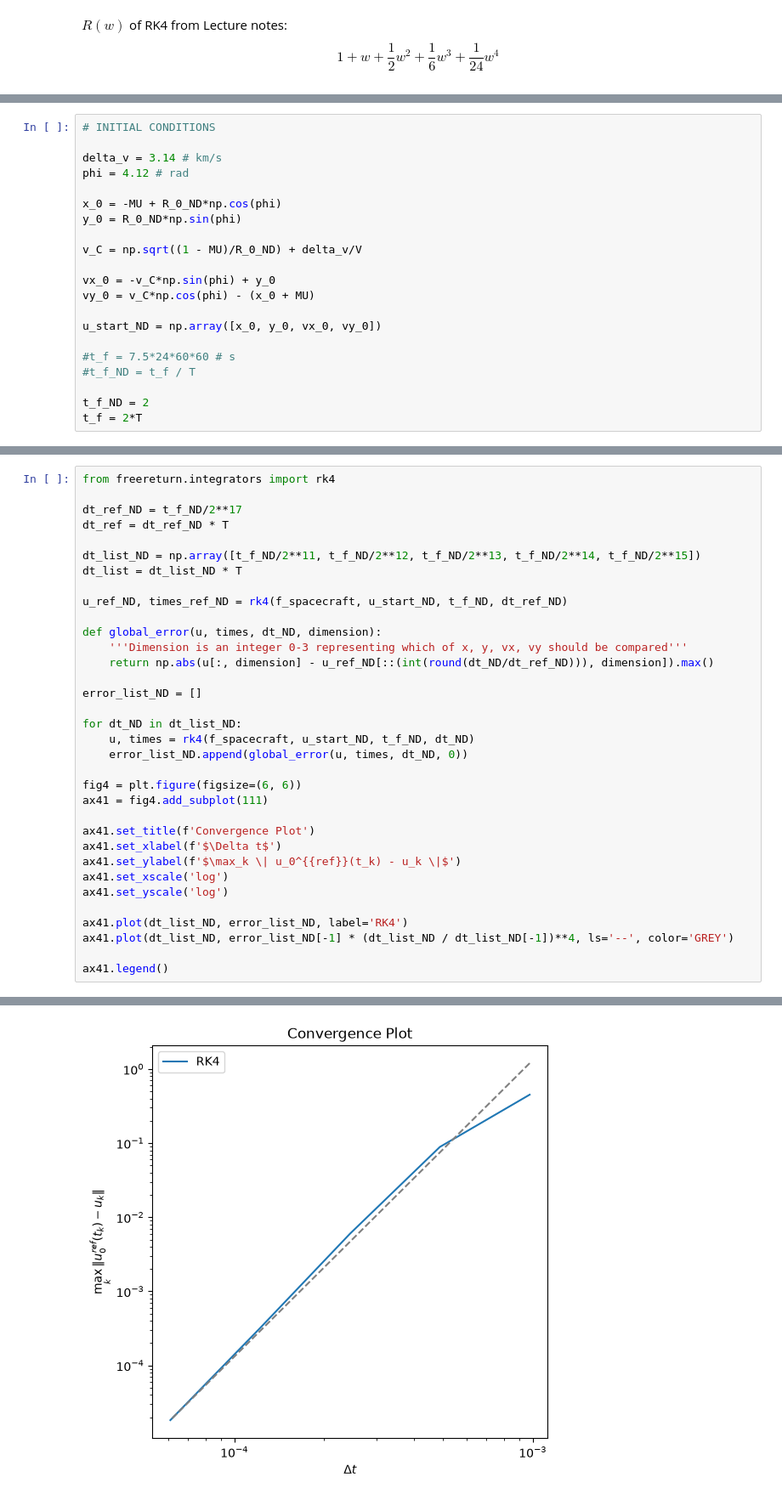
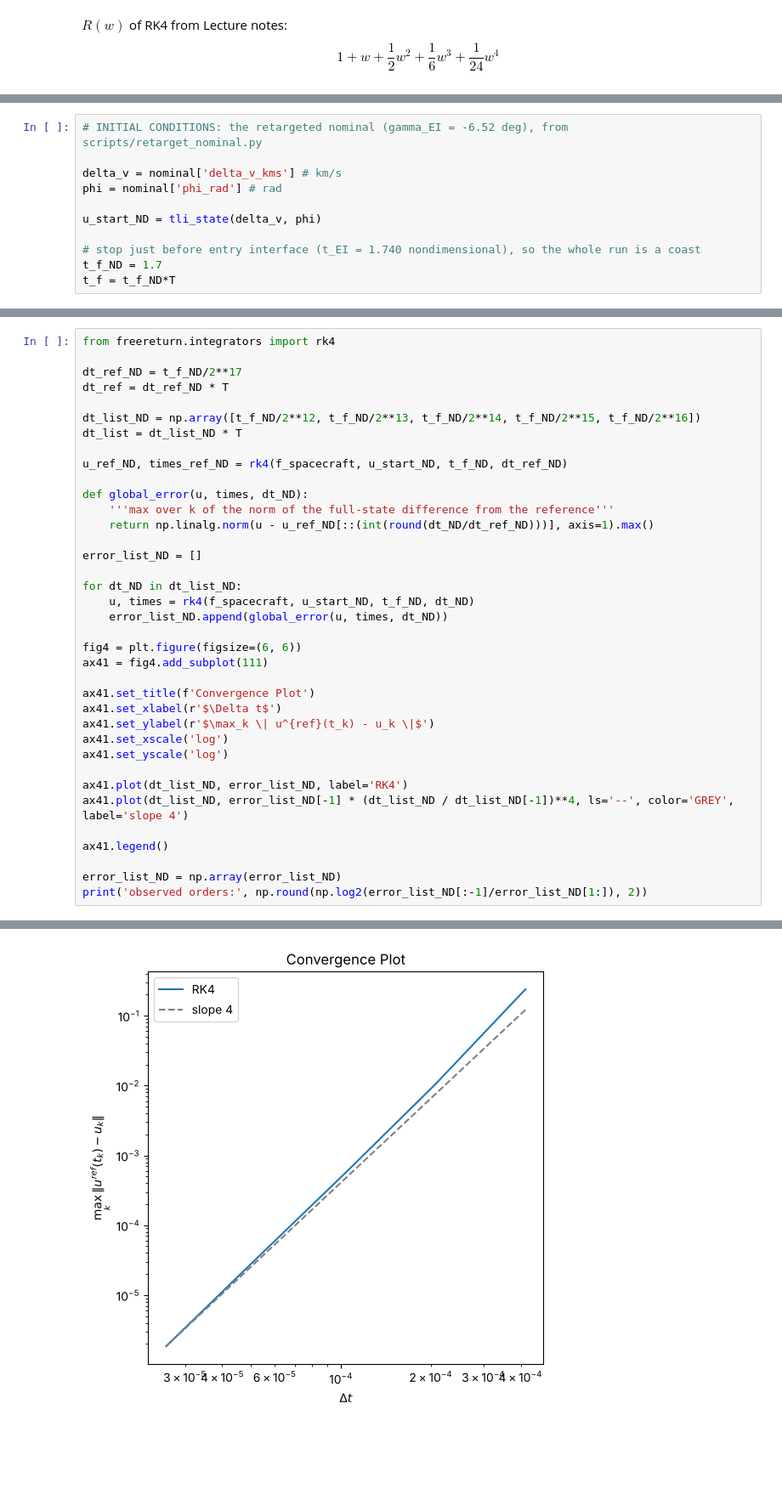
Before and after one commit to boyakhil978/FreeReturnTrajectory, a Jupyter notebook: FreeReturnTrajectory.ipynb, the cells around one changed output, grey strips where cells are left out. Shown at 85% size. Drawn from its saved outputs; the diff is of its cells as text; blank space fills up the shorter version.

```diff
--- a/FreeReturnTrajectory.ipynb
+++ b/FreeReturnTrajectory.ipynb
@@ -244,22 +257,12 @@ Comparing the stability regions show how AB4, a comparable method as both of sam
 # %%
-# INITIAL CONDITIONS
+# INITIAL CONDITIONS: the retargeted nominal (gamma_EI = -6.52 deg), from scripts/retarget_nominal.py
 
-delta_v = 3.14 # km/s
-phi = 4.12 # rad
+delta_v = nominal['delta_v_kms'] # km/s
+phi = nominal['phi_rad'] # rad
 
-x_0 = -MU + R_0_ND*np.cos(phi)
-y_0 = R_0_ND*np.sin(phi)
+u_start_ND = tli_state(delta_v, phi)
 
-v_C = np.sqrt((1 - MU)/R_0_ND) + delta_v/V
-
-vx_0 = -v_C*np.sin(phi) + y_0
-vy_0 = v_C*np.cos(phi) - (x_0 + MU)
-
-u_start_ND = np.array([x_0, y_0, vx_0, vy_0])
-
-#t_f = 7.5*24*60*60 # s
-#t_f_ND = t_f / T
-
-t_f_ND = 2
-t_f = 2*T
+# stop just before entry interface (t_EI = 1.740 nondimensional), so the whole run is a coast
+t_f_ND = 1.7
+t_f = t_f_ND*T
 # %% [markdown]
@@ -270,32 +275,35 @@ from freereturn.integrators import rk4
 dt_ref_ND = t_f_ND/2**17
 dt_ref = dt_ref_ND * T
 
-dt_list_ND = np.array([t_f_ND/2**11, t_f_ND/2**12, t_f_ND/2**13, t_f_ND/2**14, t_f_ND/2**15])
+dt_list_ND = np.array([t_f_ND/2**12, t_f_ND/2**13, t_f_ND/2**14, t_f_ND/2**15, t_f_ND/2**16])
 dt_list = dt_list_ND * T
 
 u_ref_ND, times_ref_ND = rk4(f_spacecraft, u_start_ND, t_f_ND, dt_ref_ND)
 
-def global_error(u, times, dt_ND, dimension):
-    '''Dimension is an integer 0-3 representing which of x, y, vx, vy should be compared'''
-    return np.abs(u[:, dimension] - u_ref_ND[::(int(round(dt_ND/dt_ref_ND))), dimension]).max()
+def global_error(u, times, dt_ND):
+    '''max over k of the norm of the full-state difference from the reference'''
+    return np.linalg.norm(u - u_ref_ND[::(int(round(dt_ND/dt_ref_ND)))], axis=1).max()
 
 error_list_ND = []
 
 for dt_ND in dt_list_ND:
     u, times = rk4(f_spacecraft, u_start_ND, t_f_ND, dt_ND)
-    error_list_ND.append(global_error(u, times, dt_ND, 0))
+    error_list_ND.append(global_error(u, times, dt_ND))
 
 fig4 = plt.figure(figsize=(6, 6))
 ax41 = fig4.add_subplot(111)
 
 ax41.set_title(f'Convergence Plot')
-ax41.set_xlabel(f'$\Delta t$')
-ax41.set_ylabel(f'$\max_k \| u_0^{{ref}}(t_k) - u_k \|$')
+ax41.set_xlabel(r'$\Delta t$')
+ax41.set_ylabel(r'$\max_k \| u^{ref}(t_k) - u_k \|$')
 ax41.set_xscale('log')
 ax41.set_yscale('log')
 
 ax41.plot(dt_list_ND, error_list_ND, label='RK4')
-ax41.plot(dt_list_ND, error_list_ND[-1] * (dt_list_ND / dt_list_ND[-1])**4, ls='--', color='GREY')
+ax41.plot(dt_list_ND, error_list_ND[-1] * (dt_list_ND / dt_list_ND[-1])**4, ls='--', color='GREY', label='slope 4')
 
 ax41.legend()
+
+error_list_ND = np.array(error_list_ND)
+print('observed orders:', np.round(np.log2(error_list_ND[:-1]/error_list_ND[1:]), 2))
 # %% [output]
@@ -303 +311 @@ ax41.legend()
-[figure, old version]
+[figure, new version]
```
Also changed, not shown: parts of 8 cells of this notebook, 32 other files.
